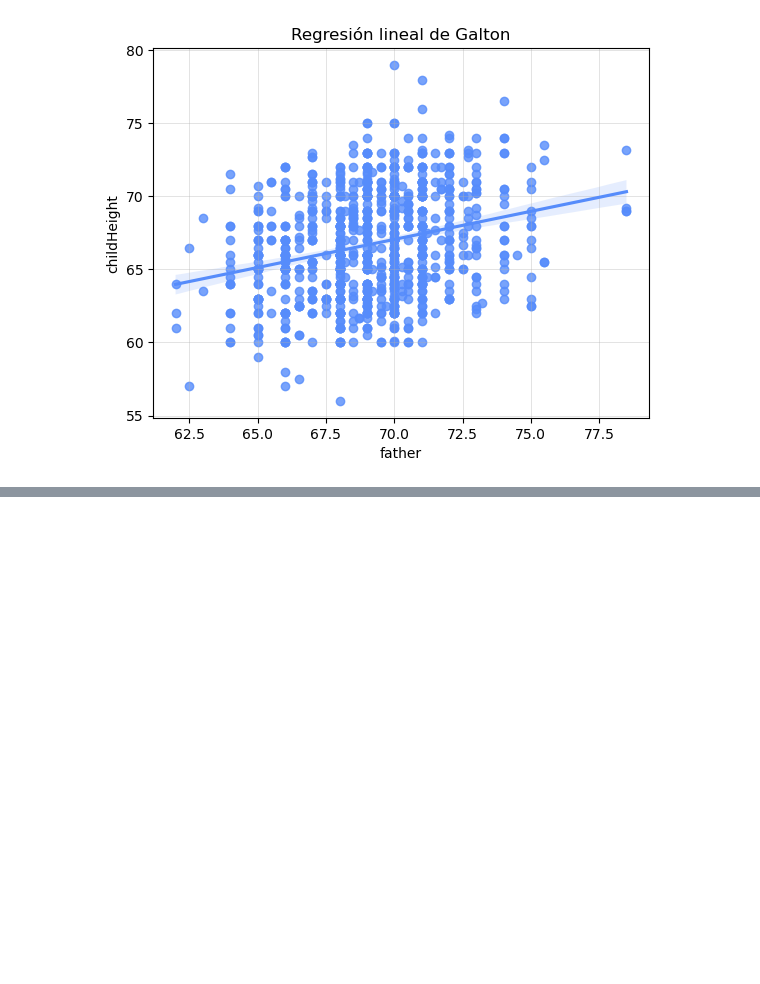
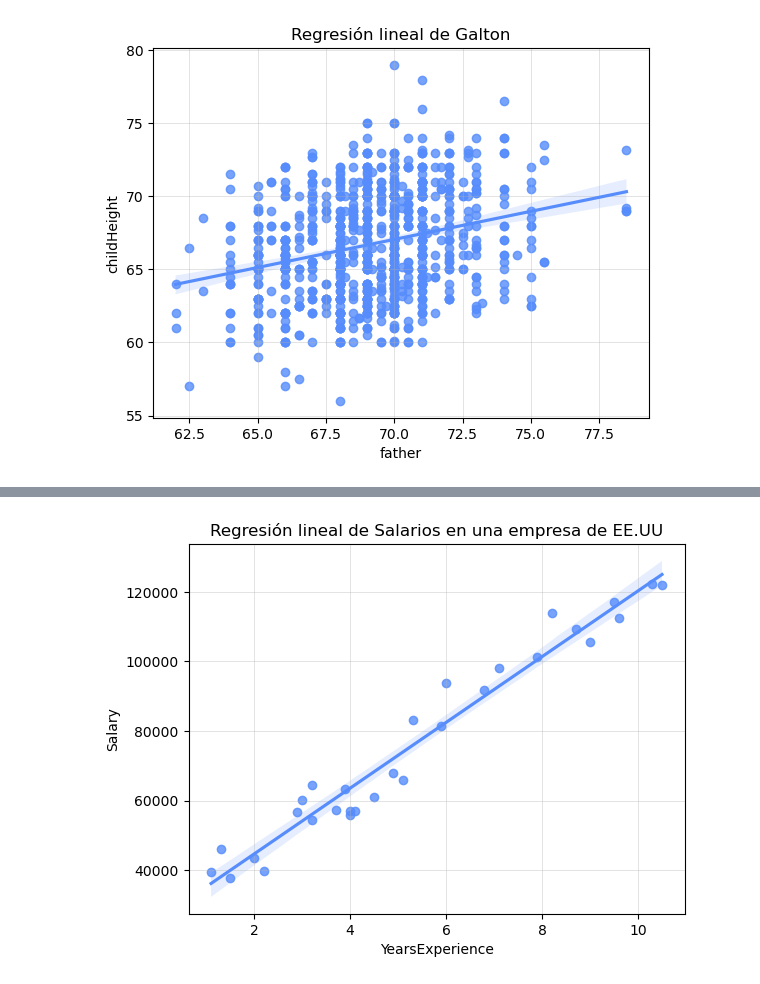
Before and after one commit to alfredo203/economia_inteligencia_artificial, a Jupyter notebook: Python/Cap 3 Principios de aprendizaje automatizado/Regresion Lineal.ipynb, the cells around one changed output, grey strips where cells are left out. Saved outputs shown, nothing was run; the diff lists cells and outputs as text; code cells hidden in the pictures; blank space fills up the shorter version.

Commit message:
Agregando comentarios y data
Agregando comentarios y data

```diff
--- a/Python/Cap 3 Principios de aprendizaje automatizado/Regresion Lineal.ipynb
+++ b/Python/Cap 3 Principios de aprendizaje automatizado/Regresion Lineal.ipynb
@@ -34,3 +53,12 @@ plt.title('Regresión lineal de Galton')
 plt.show()
 # %% [output]
 [figure]
+# %%
+# Ejemplo 2: Regresion lineal
+# Caso de estudio: relacion entre anios de experiencia y salario en una empresa
+
+import pandas as pd # Libreria para manejo y analisis de tablas de datos
+import statsmodels.api as sm # Libreria para estimar modelos econometricos
+
+# Leemos el archivo CSV local que contiene los registros de salarios
+df = pd.read_csv(r'C:\Users\alfre\documentos_ssd\UNAM\Artículos\libro\data\salarios.csv')
@@ -36,0 +188,14 @@ plt.show()
+# %%
+# Graficamos los datos observados junto con la recta de regresion estimada con constante
+sns.regplot(data=df, x='YearsExperience', y='Salary', fit_reg=True)
+
+# Habilitamos la cuadricula para mejorar la interpretacion
+plt.grid(True)
+
+# Colocamos un titulo explicativo al grafico
+plt.title('Regresion lineal de Salarios en una empresa de EE.UU')
+
+# Desplegamos la grafica en pantalla
+plt.show()
+# %% [output]
+[figure, added]
```
Also changed, not shown: parts of 8 cells of this notebook, 14 other files.
